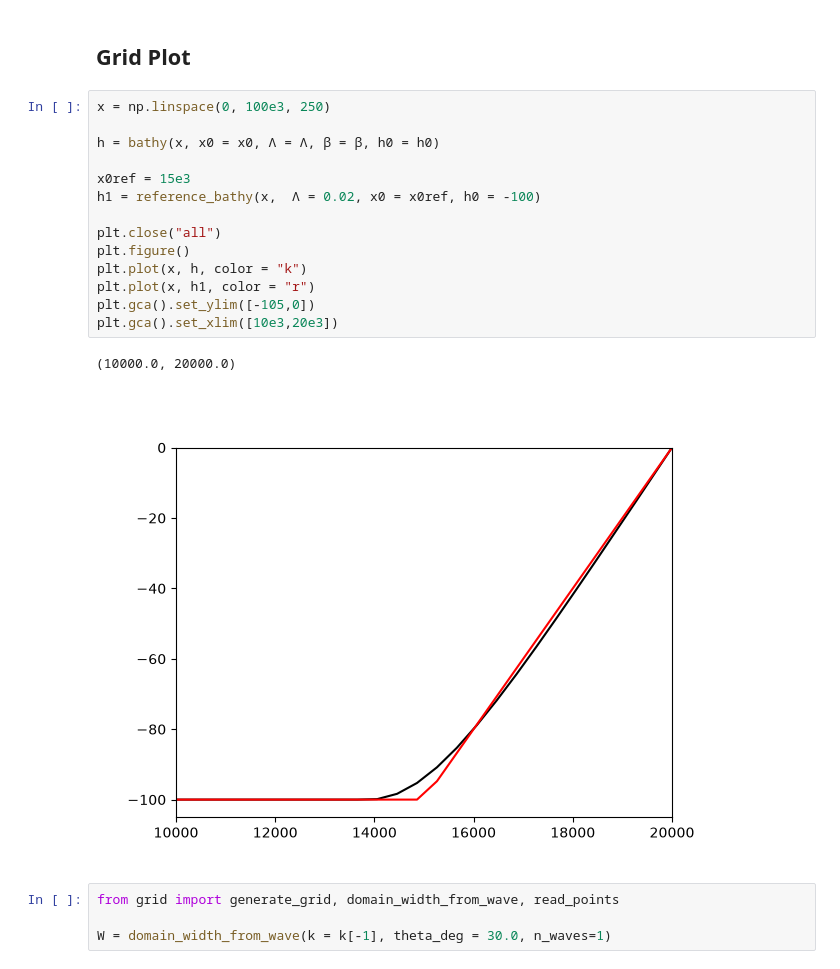
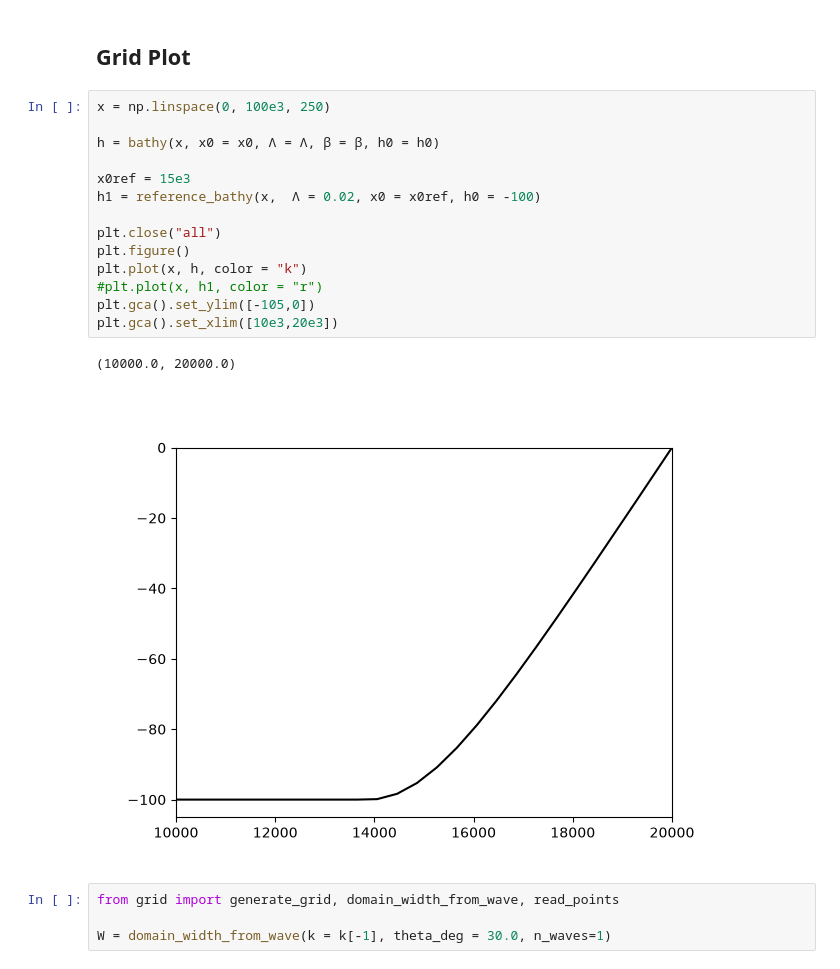
Before and after one commit to wingtorres/hpc-tools, a Jupyter notebook: derecho/submit.ipynb, the cells around one changed output. Drawn from its saved outputs; the diff is of its cells as text.

```diff
--- a/derecho/submit.ipynb
+++ b/derecho/submit.ipynb
@@ -120,20 +124,20 @@ Reference area=-1750000.000000; smooth area=-1750000.000000
 # %%
 x = np.linspace(0, 100e3, 250)
 
 h = bathy(x, x0 = x0, Λ = Λ, β = β, h0 = h0)
 
 x0ref = 15e3
 h1 = reference_bathy(x,  Λ = 0.02, x0 = x0ref, h0 = -100)
 
 plt.close("all")
 plt.figure()
 plt.plot(x, h, color = "k")
-plt.plot(x, h1, color = "r")
+#plt.plot(x, h1, color = "r")
 plt.gca().set_ylim([-105,0])
 plt.gca().set_xlim([10e3,20e3])
 # %% [output]
 (10000.0, 20000.0)
-[figure, old version]
+[figure, new version]
 # %%
 from grid import generate_grid, domain_width_from_wave, read_points
 
```
Also changed, not shown: parts of 1 cell of this notebook, 1 other file.
